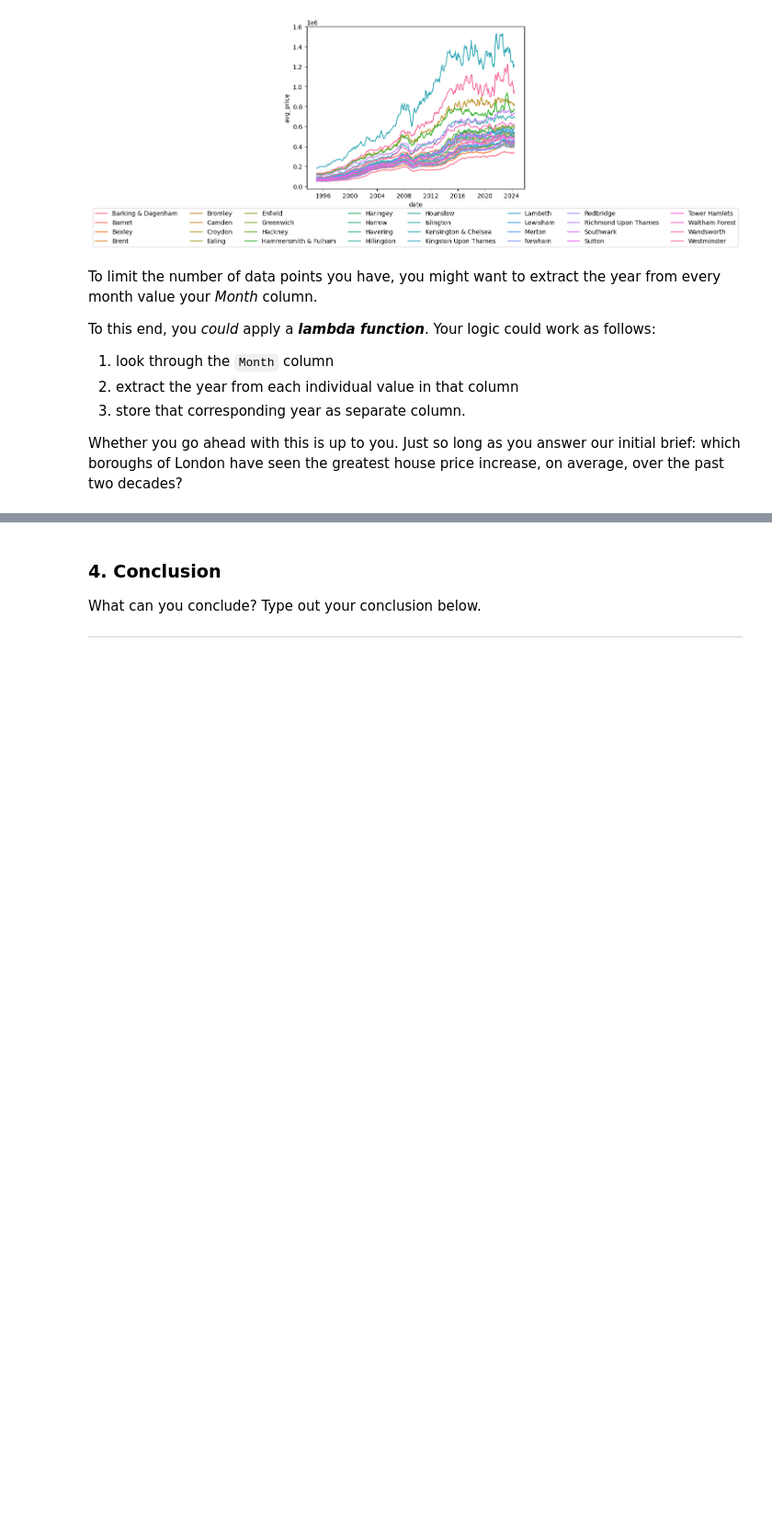
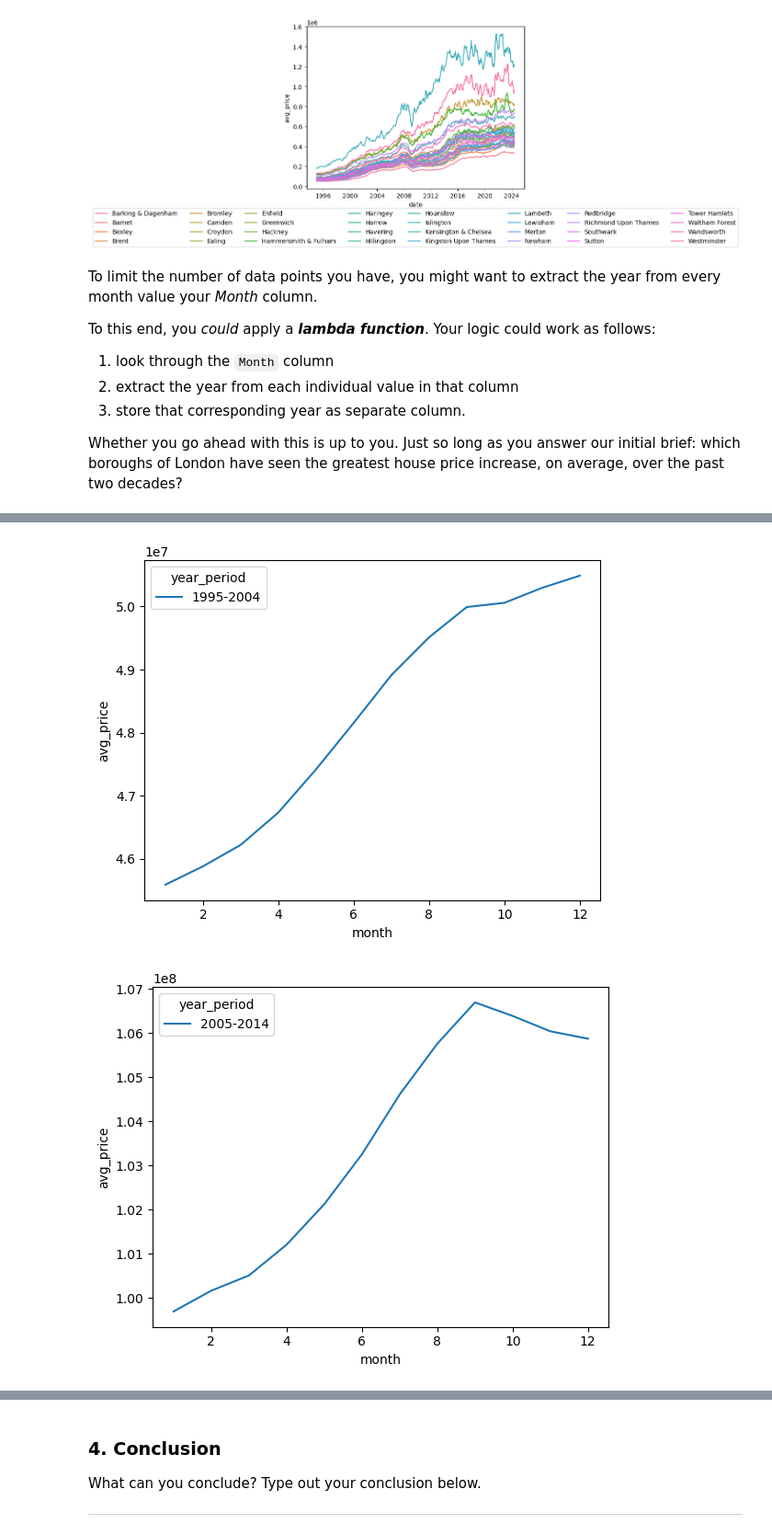
Before and after one commit to Thampi-hub/Springboard_RT, a Jupyter notebook: [15.3] Case Study - London Housing.ipynb, the cells around one changed output, grey strips where cells are left out. Shown at 92% size. Drawn from its saved outputs; the diff is of its cells as text; code cells hidden in the pictures; blank space fills up the shorter version.

```diff
--- a/[15.3] Case Study - London Housing.ipynb
+++ b/[15.3] Case Study - London Housing.ipynb
@@ -235,0 +273,28 @@ See the caveats in the documentation: https://pandas.pydata.org/pandas-docs/stab
+# %%
+plotdt_month.loc[:, 'month'] = plotdt_month['date'].dt.month
+
+plotdt_month2 = pd.DataFrame(plotdt_month.groupby(["year_period","month"], as_index=False)["avg_price"].sum().\
+    sort_values(["year_period","month"])).\
+    set_index("year_period")
+
+### Line plots over fixed intervals: Average prices vs. Month
+# 1995-2004 interval:
+sb.lineplot(data=plotdt_month2.loc["1995-2004"], x="month", y="avg_price", hue="year_period")
+plt.show()
+
+# 2005-2014 interval:
+sb.lineplot(data=plotdt_month2.loc["2005-2014"], x="month", y="avg_price", hue="year_period")
+plt.show()
+
+# 2015-2023 interval:
+sb.lineplot(data=plotdt_month2.loc["2015-2023"], x="month", y="avg_price", hue="year_period")
+plt.show()
+
+# 2024 interval: This year showed a significant disruption in price trend (from
+# previous plot), and behaves as a outlier w.r.t. the remaining 19 years. Thus,
+# its plotted seperately
+sb.lineplot(data=plotdt_month2.loc[("2024")], x="month", y="avg_price", hue="year_period")
+plt.show()
+# %% [output]
+[figure, added]
+[figure, added]
```
Also changed, not shown: parts of 17 cells of this notebook.
